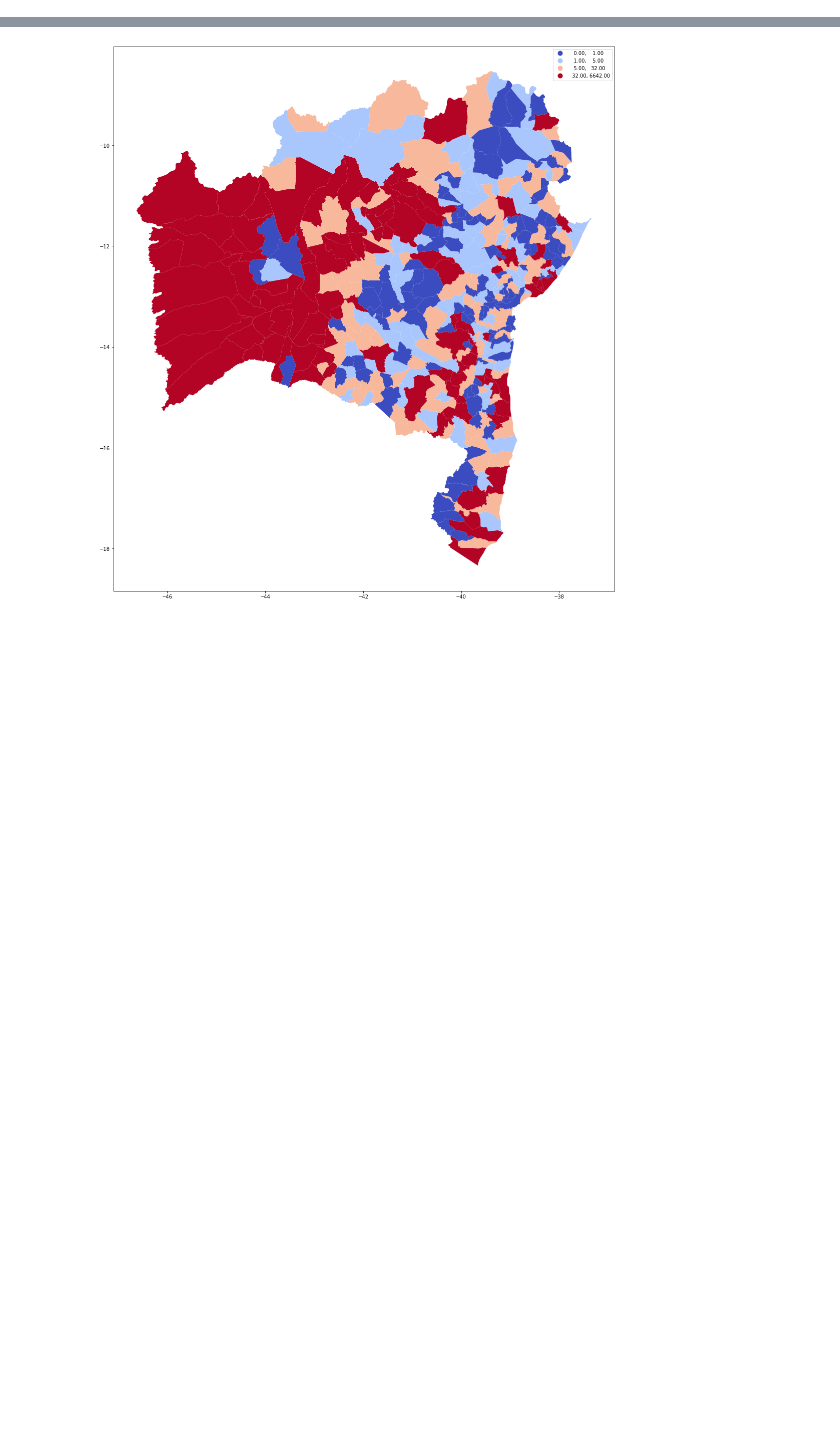
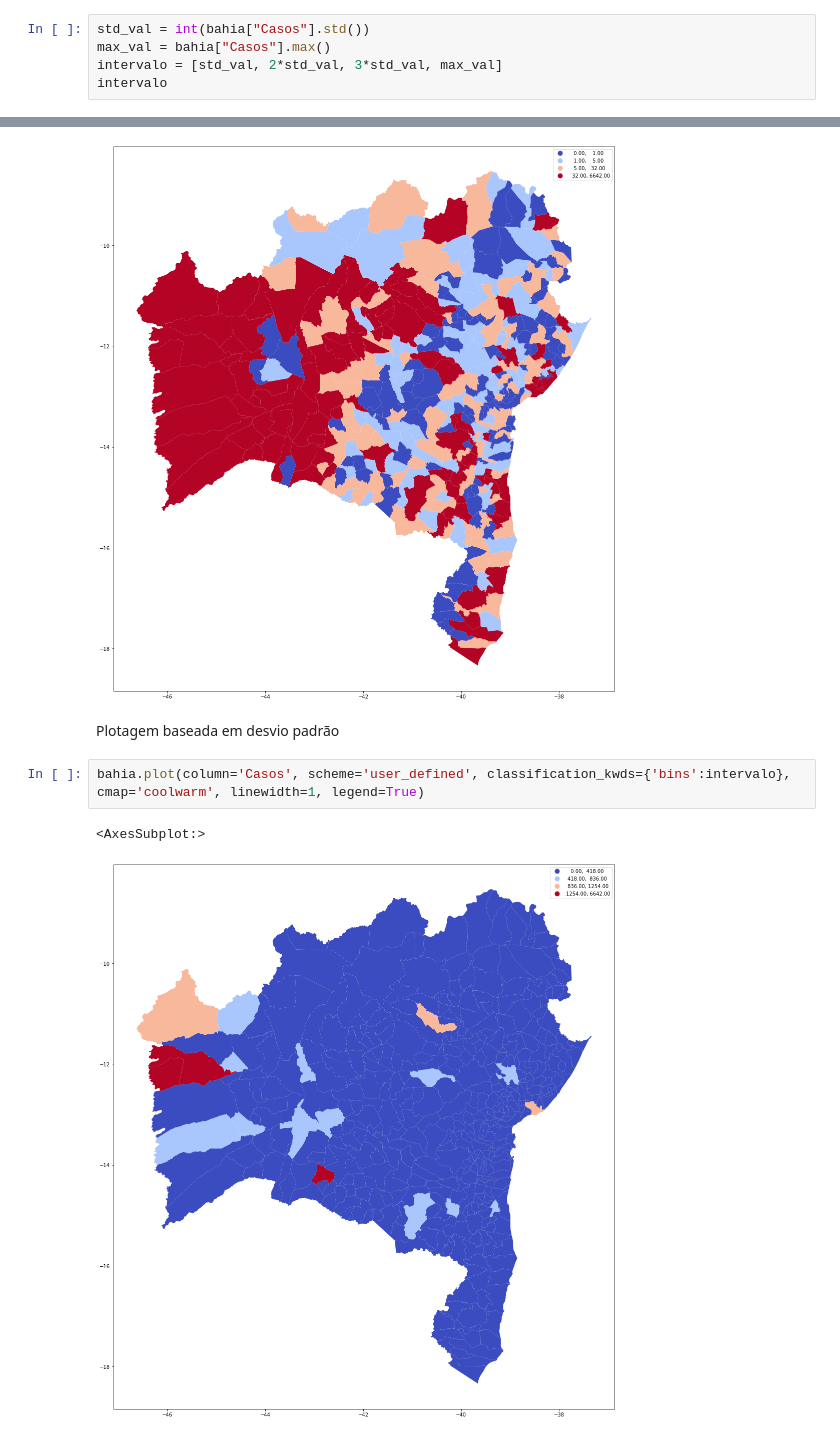
Before and after one commit to MatBrands/Modelagem-ArboBA, a Jupyter notebook: georef/qgis.ipynb, the cells around one changed output, grey strips where cells are left out. Drawn from its saved outputs; the diff is of its cells as text; blank space fills up the shorter version.

```diff
--- a/georef/qgis.ipynb
+++ b/georef/qgis.ipynb
@@ -23,5 +42,10 @@ for i in range (len(bahia)):
 # %% [markdown]
 Plotagem automatica
+# %%
+std_val = int(bahia["Casos"].std())
+max_val = bahia["Casos"].max()
+intervalo = [std_val, 2*std_val, 3*std_val, max_val]
+intervalo
 # %%
 plt.rcParams["figure.figsize"] = (20, 20)
 # %%
@@ -36,3 +60,10 @@ bahia.plot(column='Casos', scheme='quantiles', k=4, cmap='coolwarm', linewidth=1
 # %% [output]
 <AxesSubplot:>
 [figure]
+# %% [markdown]
+Plotagem baseada em desvio padrão
+# %%
+bahia.plot(column='Casos', scheme='user_defined', classification_kwds={'bins':intervalo}, cmap='coolwarm', linewidth=1, legend=True)
+# %% [output]
+<AxesSubplot:>
+[figure, added]
```
Also changed, not shown: parts of 3 cells of this notebook, 9 other files.
